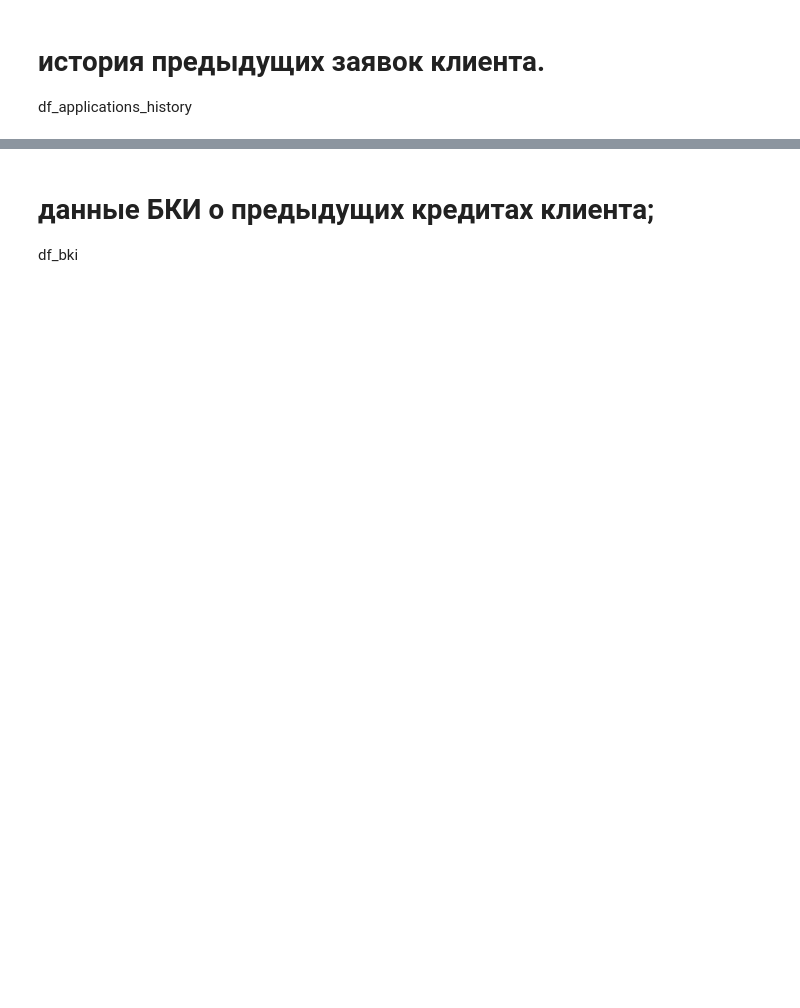
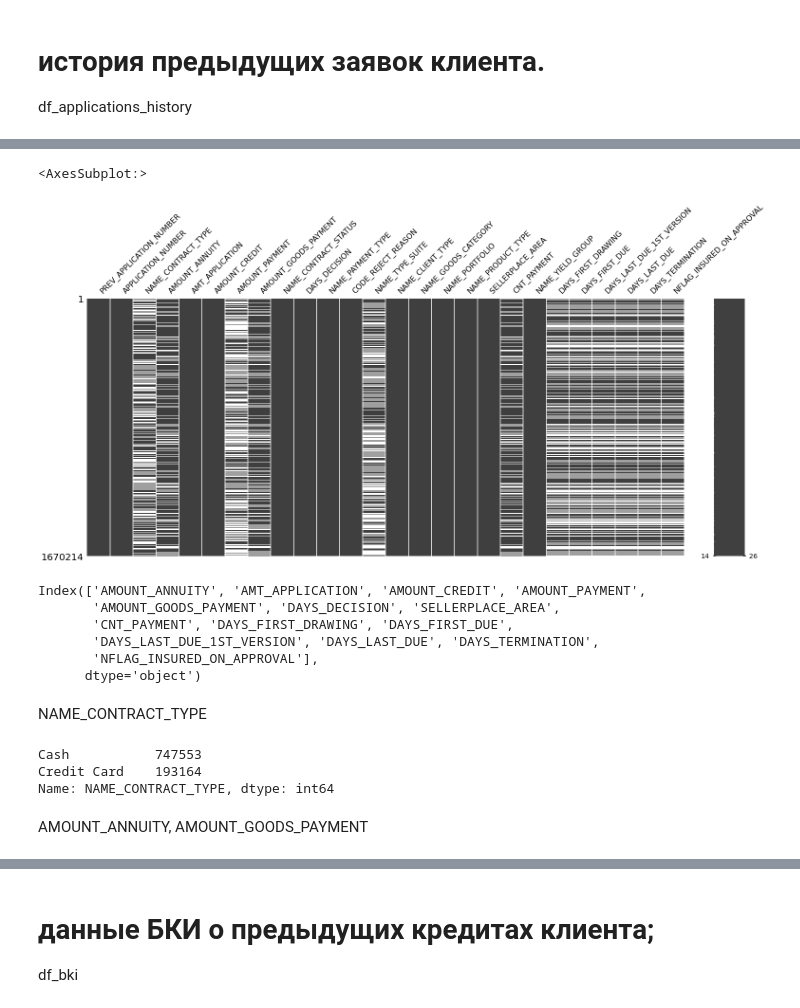
Before and after one commit to Aleksei741/kaggle_platform, a Jupyter notebook: kaggle/Kaggle_GeekBrains.ipynb, the cells around one changed output, grey strips where cells are left out. Cells and saved outputs as stored; diff of their text form; code cells hidden in the pictures; blank space fills up the shorter version.

```diff
--- a/kaggle/Kaggle_GeekBrains.ipynb
+++ b/kaggle/Kaggle_GeekBrains.ipynb
@@ -151,0 +104,9 @@ memory usage: 331.3+ MB
+# %%
+#!!!!!!!!!!!!!!!!!!!!!!!!!!!!!!!!!!!!!!!!!!!!!!!!!!!!!!!!!!!!!!!!!!!!!!!
+# история предыдущих заявок клиента.
+df_applications_history = pd.read_csv(
+    "../geekbrains-competitive-data-analysis/applications_history.csv"
+)
+
+print("applications_history.shape = {} rows, {} cols".format(*df_applications_history.shape))
+df_applications_history.head()
@@ -151,0 +121,25 @@ memory usage: 331.3+ MB
+# %%
+msno.matrix(df_applications_history)
+# %% [output]
+<AxesSubplot:>
+[figure, added]
+# %%
+numerical_features_df_applications_history = df_applications_history.select_dtypes(include=[np.number]).columns
+numerical_features_df_applications_history = numerical_features_df_applications_history.drop('APPLICATION_NUMBER')
+numerical_features_df_applications_history = numerical_features_df_applications_history.drop('PREV_APPLICATION_NUMBER')
+numerical_features_df_applications_history
+# %% [output]
+Index(['AMOUNT_ANNUITY', 'AMT_APPLICATION', 'AMOUNT_CREDIT', 'AMOUNT_PAYMENT',
+       'AMOUNT_GOODS_PAYMENT', 'DAYS_DECISION', 'SELLERPLACE_AREA',
+       'CNT_PAYMENT', 'DAYS_FIRST_DRAWING', 'DAYS_FIRST_DUE',
+       'DAYS_LAST_DUE_1ST_VERSION', 'DAYS_LAST_DUE', 'DAYS_TERMINATION',
+       'NFLAG_INSURED_ON_APPROVAL'],
+      dtype='object')
+# %% [markdown]
+NAME_CONTRACT_TYPE
+# %%
+df_applications_history['NAME_CONTRACT_TYPE'].value_counts()
+# %% [output]
+Cash           747553
+Credit Card    193164
+Name: NAME_CONTRACT_TYPE, dtype: int64
@@ -152 +148,3 @@ memory usage: 331.3+ MB
+# %% [markdown]
+AMOUNT_ANNUITY, AMOUNT_GOODS_PAYMENT
 # %%
```
Also changed, not shown: parts of 130 cells of this notebook, 1 other file.
